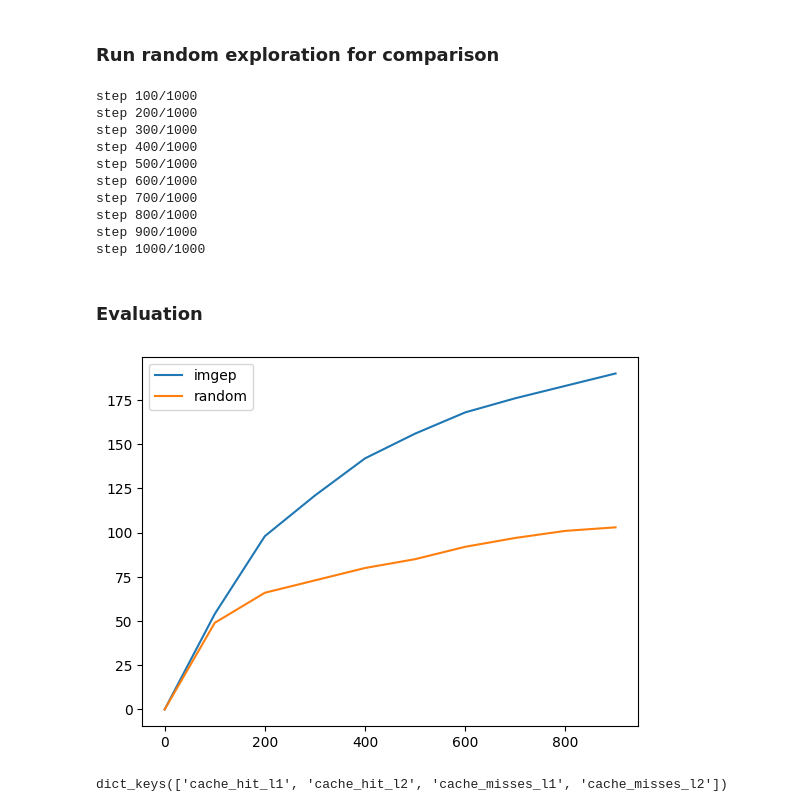
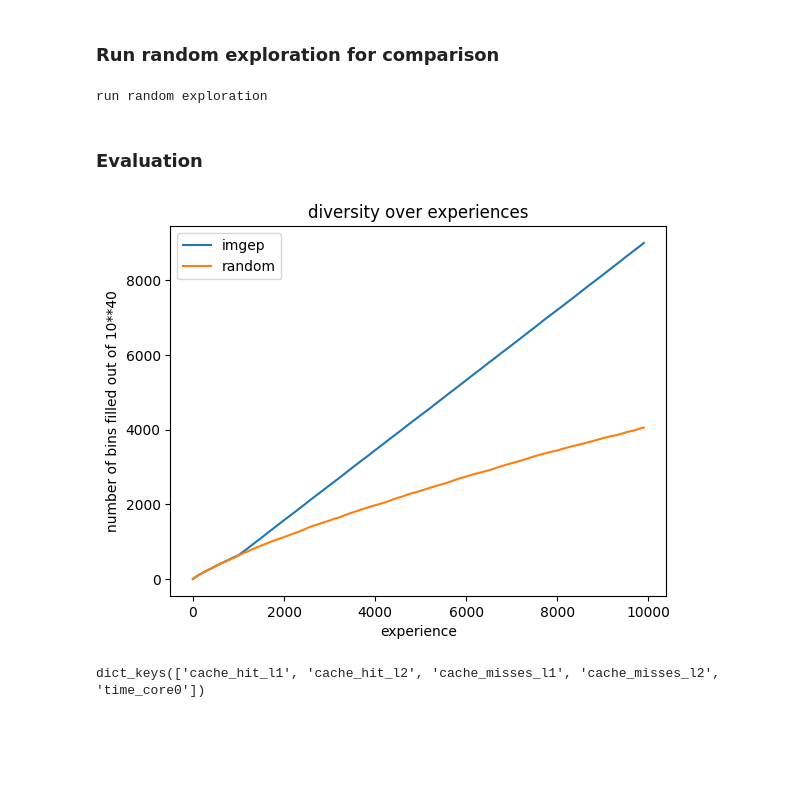
Before and after one commit to Ludoviccccc/Aixia_nouvelle_approche, a Jupyter notebook: demo.ipynb, the cells around one changed output. Drawn from its saved outputs; the diff is of its cells as text; code cells hidden in the pictures; blank space fills up the shorter version.

Commit message:
correct simulator and update imgep printing

```diff
--- a/demo.ipynb
+++ b/demo.ipynb
@@ -46,9 +80,9 @@ from option1.goal_generation import GoalGenerator
 from option1.imgep import run_imgep,Randomexploration
 # %%
 k = 1 #Number of neighbors in goal achievement strategy
-N = 1000 #Number of imgep iterations
+N = 10000 #Number of imgep iterations
 capacity = N #History capacity
-N_init = 100 #Number of warming iterations
+N_init = 1000 #Number of warming iterations
 num_mutations = 3 #Nb of mutations in goal achievement strategy
 #address X to work on
 address_x = 5
@@ -62,7 +96,7 @@ def distance_function(goal,features):
     out = np.sum(v**2,axis=1)
     return out
 # %%
-history = History(capacity=capacity)
+history = History(capacity=capacity,unused=['time_core0'])
 
 #goal generation
 goalgenerator = GoalGenerator(history)
@@ -103,24 +130,15 @@ step 1000/1000
 # %% [markdown]
 ### Run random exploration for comparison
 # %%
-history_rand = History(capacity=capacity)
-random_explorer = Randomexploration(N,environment,code_generation_method,history_rand,print_freq)
+history_rand = History(capacity=capacity,unused=['time_core0'])
+random_explorer = Randomexploration(N,environment,code_generation_method,history_rand)
 random_explorer()
 # %% [output]
-step 100/1000
-step 200/1000
-step 300/1000
-step 400/1000
-step 500/1000
-step 600/1000
-step 700/1000
-step 800/1000
-step 900/1000
-step 1000/1000
+run random exploration
 # %% [markdown]
 ### Evaluation
 # %%
-dim_out = 20
+dim_out = 40
 diversity_ = Diversity(min_tab = np.zeros((dim_out,)),
                         max_tab = np.ones((dim_out,))*10,
                         num_bins = 10)
@@ -131,11 +149,14 @@ import matplotlib.pyplot as plt
 # %%
 plt.plot(range(0,N,print_freq),diversity_imgep_list,label="imgep")
 plt.plot(range(0,N,print_freq),diversity_random_list,label="random")
 plt.legend()
+plt.title('diversity over experiences')
+plt.xlabel('experience')
+plt.ylabel(f'number of bins filled out of 10**{dim_out}')
 plt.show()
 # %% [output]
-[figure, old version]
+[figure, new version]
 # %%
 history_rand.memory_observation.keys()
 # %% [output]
-dict_keys(['cache_hit_l1', 'cache_hit_l2', 'cache_misses_l1', 'cache_misses_l2'])
+dict_keys(['cache_hit_l1', 'cache_hit_l2', 'cache_misses_l1', 'cache_misses_l2', 'time_core0'])
```
Also changed, not shown: parts of 6 cells of this notebook, 5 other files.
